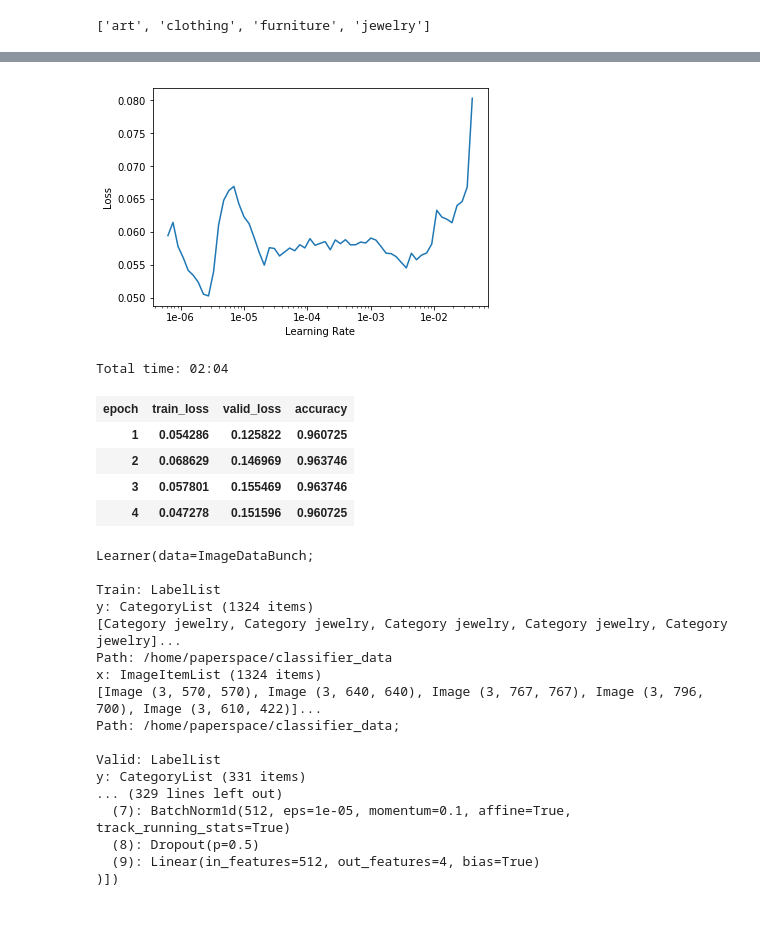
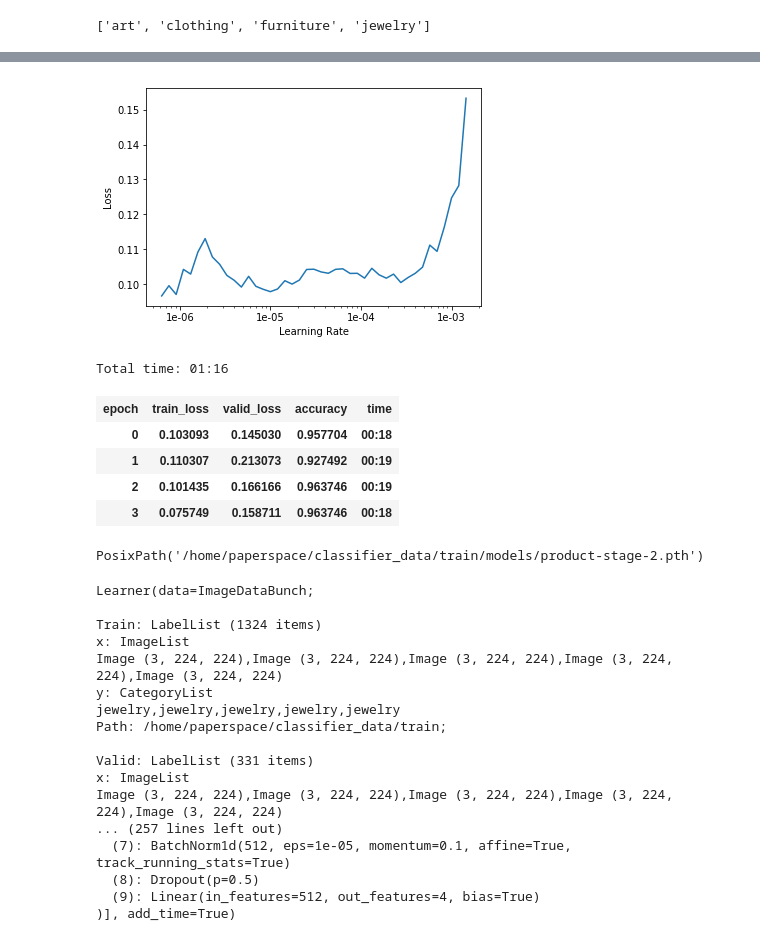
Before and after one commit to rforgione/course-v3, a Jupyter notebook: assignments/ProductCategoryClassifier.ipynb, the cells around one changed output, grey strips where cells are left out. Drawn from its saved outputs; the diff is of its cells as text; code cells hidden in the pictures.

```diff
--- a/assignments/ProductCategoryClassifier.ipynb
+++ b/assignments/ProductCategoryClassifier.ipynb
@@ -13,12 +17,12 @@ PATH = "/home/paperspace/classifier_data"
 # %%
 data = ImageDataBunch.from_folder(
-    PATH,
+    Path(PATH)/'train',
     valid_pct=0.2,
     bs=64,
     size=224,
     ds_tfms=get_transforms()).normalize(imagenet_stats)
 # %%
-learn = create_cnn(data, models.resnet50, metrics=accuracy)
+learn = create_cnn(data, models.resnet34, metrics=accuracy)
 # %%
 data.c
 # %% [output]
@@ -52,0 +58,2 @@ learn.save('stage1')
+# %%
+learn.load('product-stage-1')
@@ -59,33 +85,37 @@ learn.unfreeze()
 # %%
 learn.recorder.plot()
 # %% [output]
-[figure, old version]
+[figure, new version]
 # %%
-learn.fit_one_cycle(4, slice(1e-6, 1e-3))
+learn.fit_one_cycle(4, slice(3e-5, (3e-3)/5))
 # %% [output]
-Total time: 02:04
+Total time: 01:16
-| epoch | train_loss | valid_loss | accuracy |
-| 1 | 0.054286 | 0.125822 | 0.960725 |
-| 2 | 0.068629 | 0.146969 | 0.963746 |
-| 3 | 0.057801 | 0.155469 | 0.963746 |
-| 4 | 0.047278 | 0.151596 | 0.960725 |
+| epoch | train_loss | valid_loss | accuracy | time |
+| 0 | 0.103093 | 0.145030 | 0.957704 | 00:18 |
+| 1 | 0.110307 | 0.213073 | 0.927492 | 00:19 |
+| 2 | 0.101435 | 0.166166 | 0.963746 | 00:19 |
+| 3 | 0.075749 | 0.158711 | 0.963746 | 00:18 |
+# %%
+learn.save('product-stage-2', return_path=True)
+# %% [output]
+PosixPath('/home/paperspace/classifier_data/train/models/product-stage-2.pth')
 # %%
-learn.load('stage1')
+learn.load('product-stage-2')
 # %% [output]
 Learner(data=ImageDataBunch;
 
-Train: LabelList
-y: CategoryList (1324 items)
-[Category jewelry, Category jewelry, Category jewelry, Category jewelry, Category jewelry]...
-Path: /home/paperspace/classifier_data
-x: ImageItemList (1324 items)
-[Image (3, 570, 570), Image (3, 640, 640), Image (3, 767, 767), Image (3, 796, 700), Image (3, 610, 422)]...
-Path: /home/paperspace/classifier_data;
+Train: LabelList (1324 items)
+x: ImageList
+Image (3, 224, 224),Image (3, 224, 224),Image (3, 224, 224),Image (3, 224, 224),Image (3, 224, 224)
+y: CategoryList
+jewelry,jewelry,jewelry,jewelry,jewelry
+Path: /home/paperspace/classifier_data/train;
 
-Valid: LabelList
-y: CategoryList (331 items)
-... (329 lines left out)
+Valid: LabelList (331 items)
+x: ImageList
+Image (3, 224, 224),Image (3, 224, 224),Image (3, 224, 224),Image (3, 224, 224),Image (3, 224, 224)
+... (257 lines left out)
   (7): BatchNorm1d(512, eps=1e-05, momentum=0.1, affine=True, track_running_stats=True)
   (8): Dropout(p=0.5)
   (9): Linear(in_features=512, out_features=4, bias=True)
-)])
+)], add_time=True)
```
Also changed, not shown: parts of 19 cells of this notebook, 1 other file.
